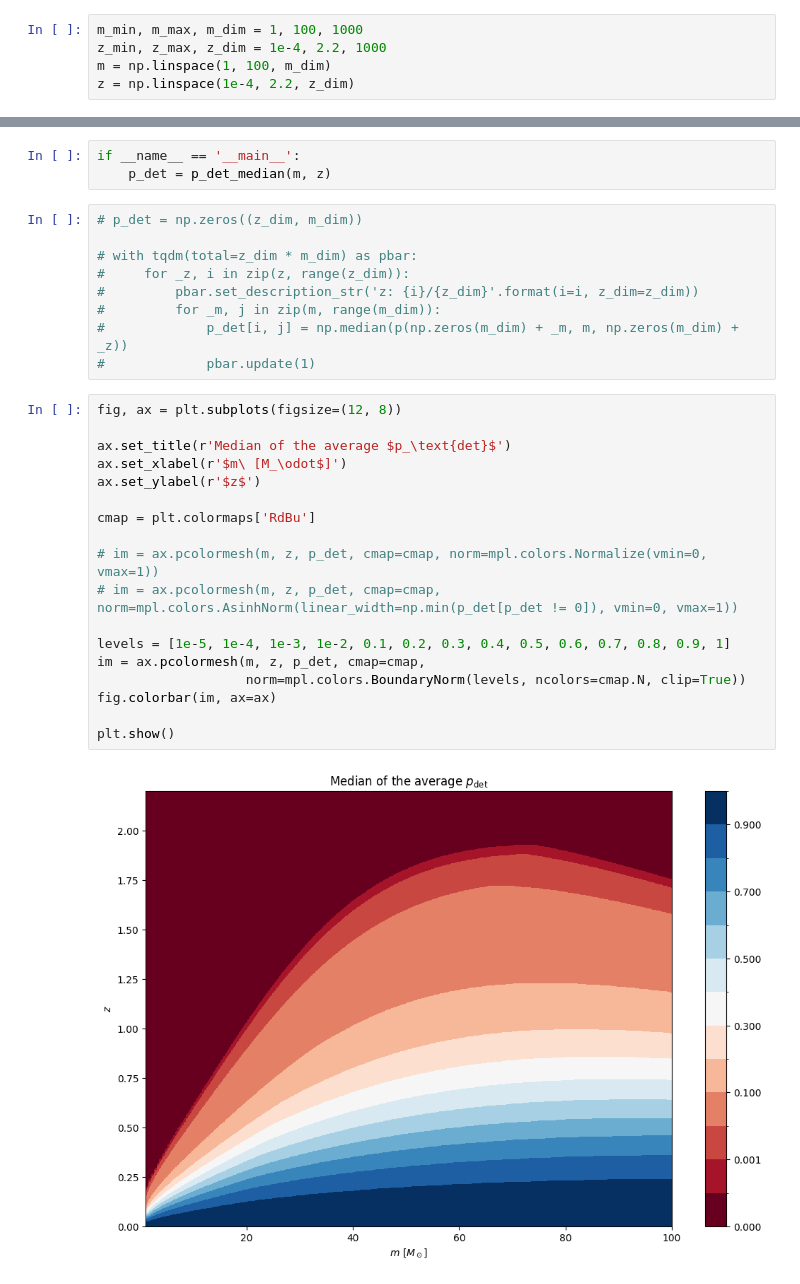
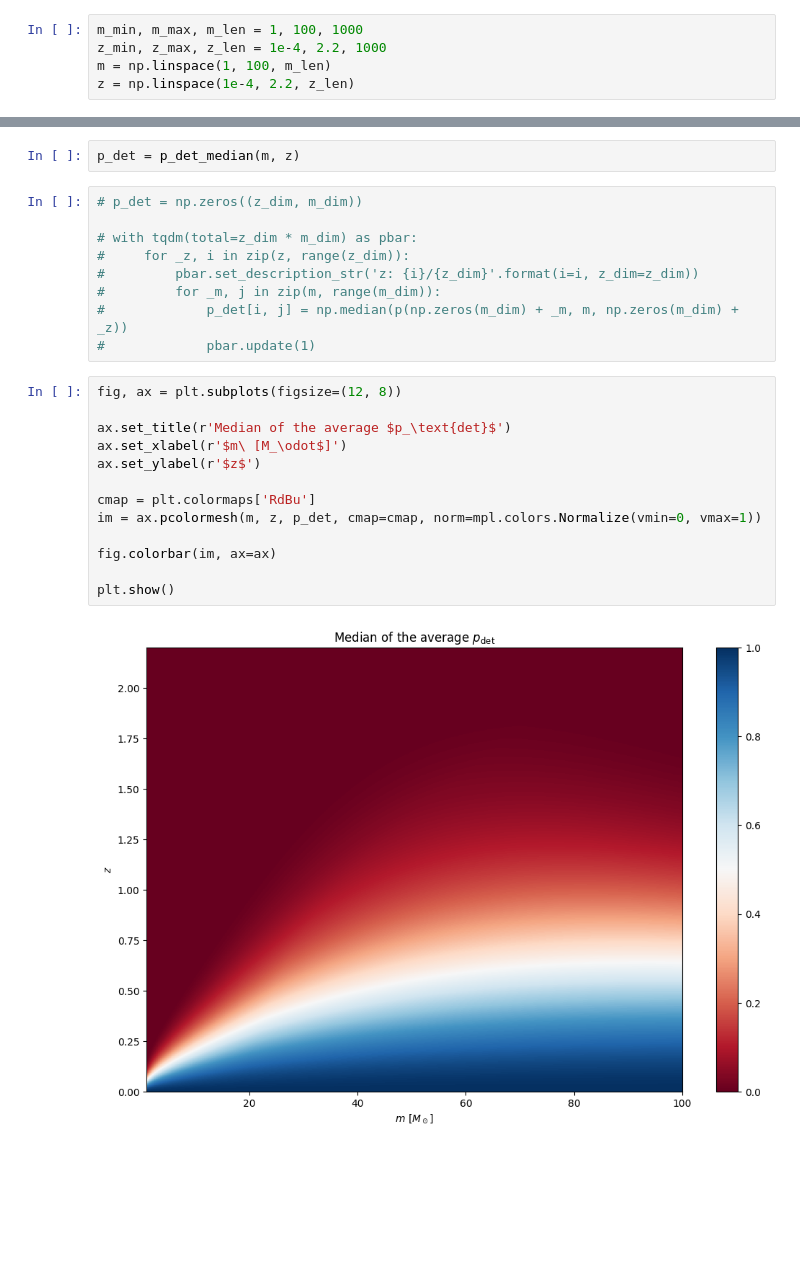
Before and after one commit to F3Solid/master_thesis, a Jupyter notebook: p_det.ipynb, the cells around one changed output, grey strips where cells are left out. Saved outputs shown, nothing was run; the diff lists cells and outputs as text; blank space fills up the shorter version.

```diff
--- a/p_det.ipynb
+++ b/p_det.ipynb
@@ -9,5 +9,5 @@ p = gwdet.detectability()
 # %%
-m_min, m_max, m_dim = 1, 100, 1000
-z_min, z_max, z_dim = 1e-4, 2.2, 1000
-m = np.linspace(1, 100, m_dim)
-z = np.linspace(1e-4, 2.2, z_dim)
+m_min, m_max, m_len = 1, 100, 1000
+z_min, z_max, z_len = 1e-4, 2.2, 1000
+m = np.linspace(1, 100, m_len)
+z = np.linspace(1e-4, 2.2, z_len)
@@ -14,6 +31,5 @@ z = np.linspace(1e-4, 2.2, z_dim)
 # %%
-if __name__ == '__main__':
-    p_det = p_det_median(m, z)
+p_det = p_det_median(m, z)
 # %%
 # p_det = np.zeros((z_dim, m_dim))
 
@@ -26,23 +42,18 @@ if __name__ == '__main__':
 # %%
 fig, ax = plt.subplots(figsize=(12, 8))
 
 ax.set_title(r'Median of the average $p_\text{det}$')
 ax.set_xlabel(r'$m\ [M_\odot$]')
 ax.set_ylabel(r'$z$')
 
 cmap = plt.colormaps['RdBu']
+im = ax.pcolormesh(m, z, p_det, cmap=cmap, norm=mpl.colors.Normalize(vmin=0, vmax=1))
 
-# im = ax.pcolormesh(m, z, p_det, cmap=cmap, norm=mpl.colors.Normalize(vmin=0, vmax=1))
-# im = ax.pcolormesh(m, z, p_det, cmap=cmap, norm=mpl.colors.AsinhNorm(linear_width=np.min(p_det[p_det != 0]), vmin=0, vmax=1))
-
-levels = [1e-5, 1e-4, 1e-3, 1e-2, 0.1, 0.2, 0.3, 0.4, 0.5, 0.6, 0.7, 0.8, 0.9, 1]
-im = ax.pcolormesh(m, z, p_det, cmap=cmap,
-                   norm=mpl.colors.BoundaryNorm(levels, ncolors=cmap.N, clip=True))
 fig.colorbar(im, ax=ax)
 
 plt.show()
 # %% [output]
-[figure, old version]
+[figure, new version]
 # %%
 fig, ax = plt.subplots(figsize=(12, 8))
 
```
Also changed, not shown: parts of 4 cells of this notebook.
